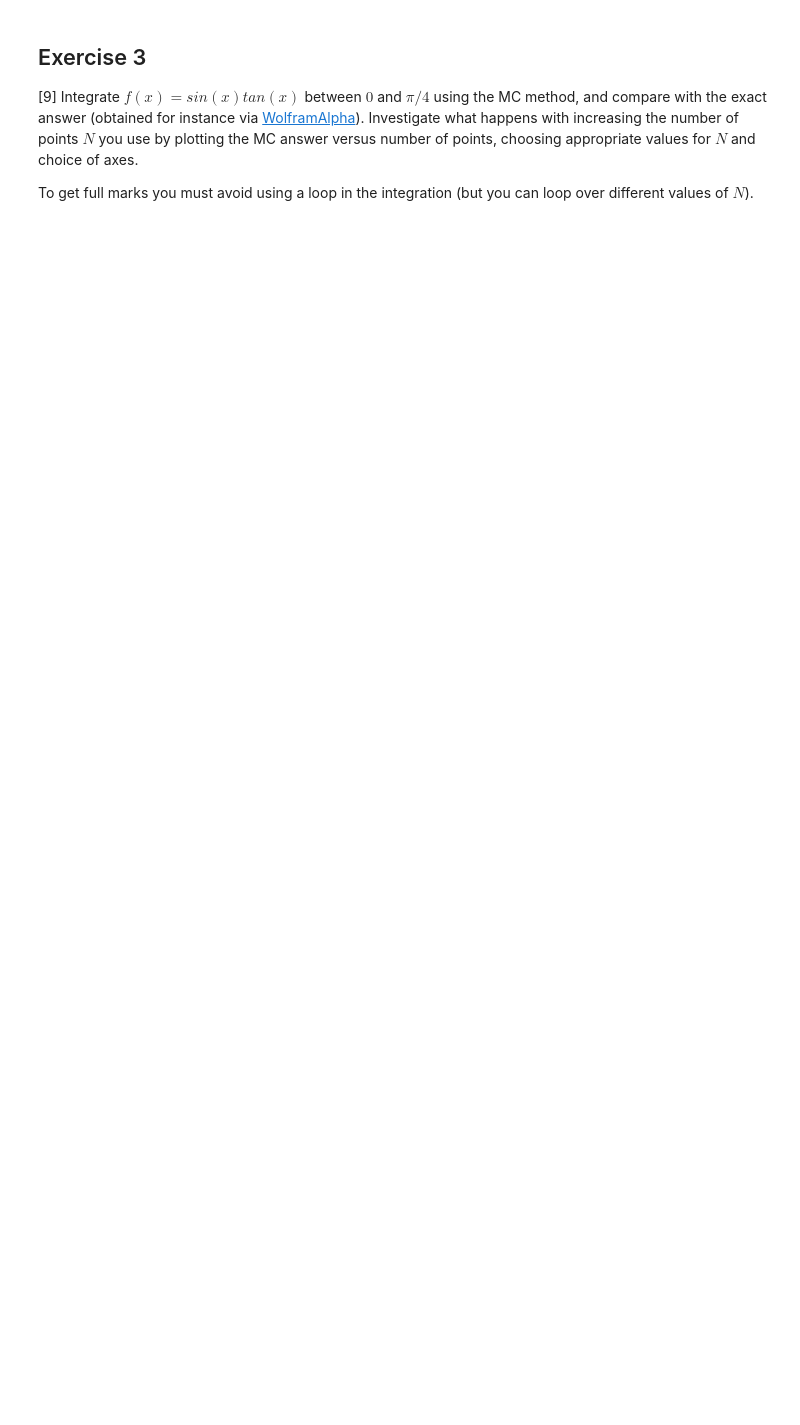
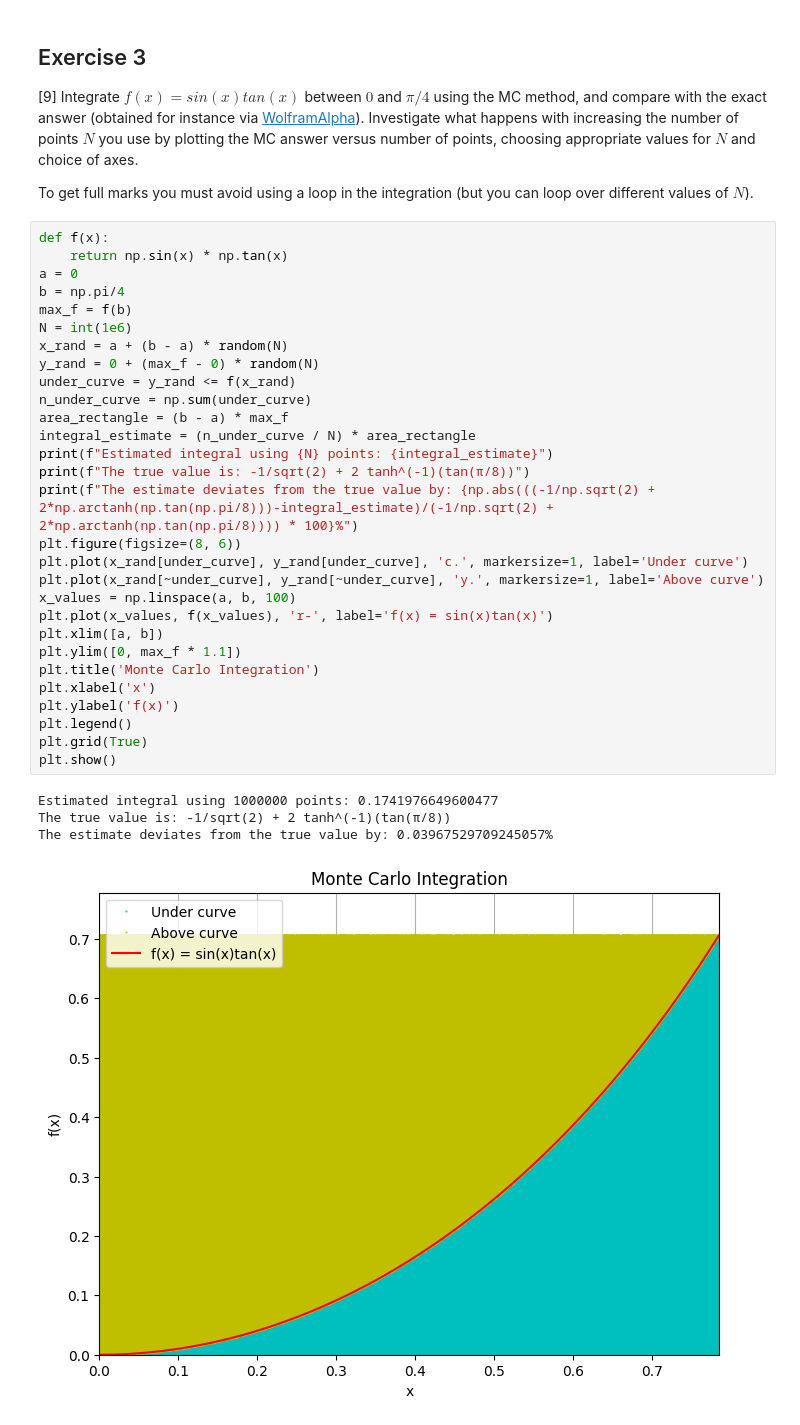
Before and after one commit to PX2145-2025/week-6-b-Brega-Harley, a Jupyter notebook: Monte_Carlo.ipynb, the cells around one changed output. Saved outputs shown, nothing was run; the diff lists cells and outputs as text; blank space fills up the shorter version.

```diff
--- a/Monte_Carlo.ipynb
+++ b/Monte_Carlo.ipynb
@@ -248,3 +245,37 @@ plt.show()
 [9] Integrate $f(x) = sin(x)tan(x)$ between $0$ and $\pi/4$ using the MC method, and compare with the exact answer (obtained for instance via [WolframAlpha](https://www.wolframalpha.com/)). Investigate what happens with increasing the number of points $N$ you use by plotting the MC answer versus number of points, choosing appropriate values for $N$ and choice of axes.
 
  To get full marks you must avoid using a loop in the integration (but you can loop over different values of $N$).
+# %%
+def f(x):
+    return np.sin(x) * np.tan(x)
+a = 0
+b = np.pi/4
+max_f = f(b)
+N = int(1e6)
+x_rand = a + (b - a) * random(N)
+y_rand = 0 + (max_f - 0) * random(N)
+under_curve = y_rand <= f(x_rand)
+n_under_curve = np.sum(under_curve)
+area_rectangle = (b - a) * max_f
+integral_estimate = (n_under_curve / N) * area_rectangle
+print(f"Estimated integral using {N} points: {integral_estimate}")
+print(f"The true value is: -1/sqrt(2) + 2 tanh^(-1)(tan(π/8))")
+print(f"The estimate deviates from the true value by: {np.abs(((-1/np.sqrt(2) + 2*np.arctanh(np.tan(np.pi/8)))-integral_estimate)/(-1/np.sqrt(2) + 2*np.arctanh(np.tan(np.pi/8)))) * 100}%")
+plt.figure(figsize=(8, 6))
+plt.plot(x_rand[under_curve], y_rand[under_curve], 'c.', markersize=1, label='Under curve')
+plt.plot(x_rand[~under_curve], y_rand[~under_curve], 'y.', markersize=1, label='Above curve')
+x_values = np.linspace(a, b, 100)
+plt.plot(x_values, f(x_values), 'r-', label='f(x) = sin(x)tan(x)')
+plt.xlim([a, b])
+plt.ylim([0, max_f * 1.1])
+plt.title('Monte Carlo Integration')
+plt.xlabel('x')
+plt.ylabel('f(x)')
+plt.legend()
+plt.grid(True)
+plt.show()
+# %% [output]
+Estimated integral using 1000000 points: 0.1741976649600477
+The true value is: -1/sqrt(2) + 2 tanh^(-1)(tan(π/8))
+The estimate deviates from the true value by: 0.03967529709245057%
+[figure, added]
```
Also changed, not shown: parts of 9 cells of this notebook.
